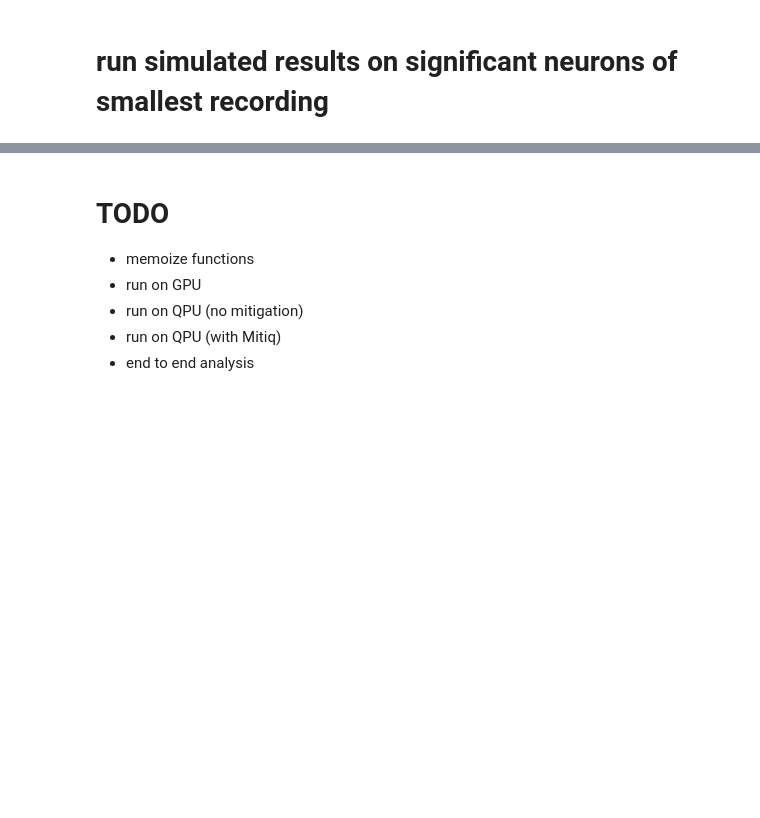
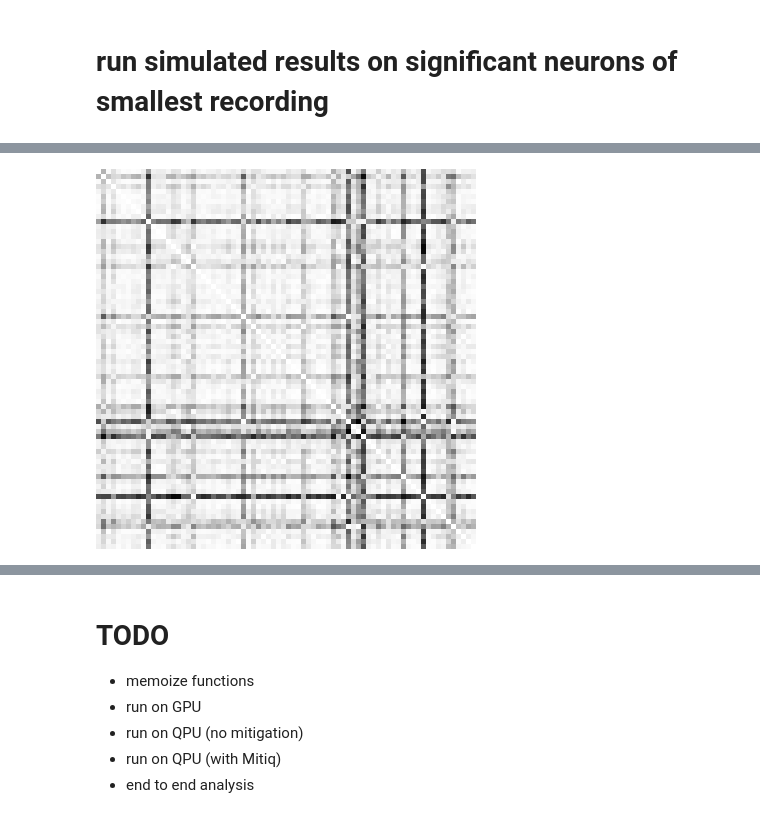
Before and after one commit to 0mWh/pqic-gic-quadrigems, a Jupyter notebook: notebooks/pennylane_circuit.ipynb, the cells around one changed output, grey strips where cells are left out. Cells and saved outputs as stored; diff of their text form; code cells hidden in the pictures; blank space fills up the shorter version.

```diff
--- a/notebooks/pennylane_circuit.ipynb
+++ b/notebooks/pennylane_circuit.ipynb
@@ -78,4 +74,7 @@ def swap_circuit(data1:npt.NDArray[Float], data2:npt.NDArray[Float], norm:bool=T
         qml.H(i)
 
     return qml.probs(wires = range(l1 + l2))
+# %%
+def rescale(x):
+    return sigmoid(x / np.linalg.norm(x, ord=1)) * np.pi/2
 # %%
@@ -192,0 +223,8 @@ np.float64(0.9342262766708186)
+# %%
+q_fidelity_corr = pd.DataFrame(quantum_fidelity_matrix).corr().to_numpy()
+Image.fromarray(
+    (q_fidelity_corr * 255).astype(np.uint8),
+    mode = 'L'
+).resize((len(sig_neurons) * 5, len(sig_neurons) * 5), Image.NEAREST).show()
+# %% [output]
+[figure, added]
```
Also changed, not shown: parts of 24 cells of this notebook, 1 other file.
